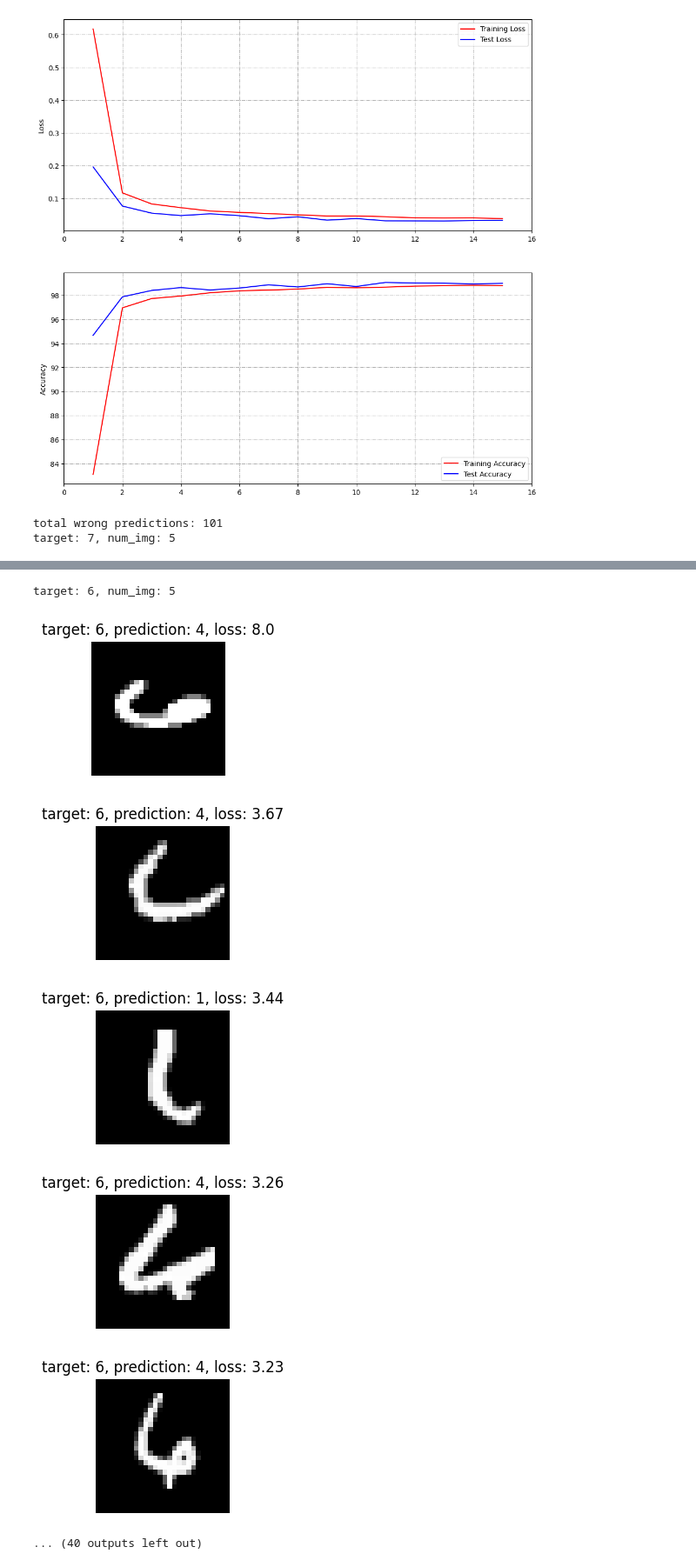
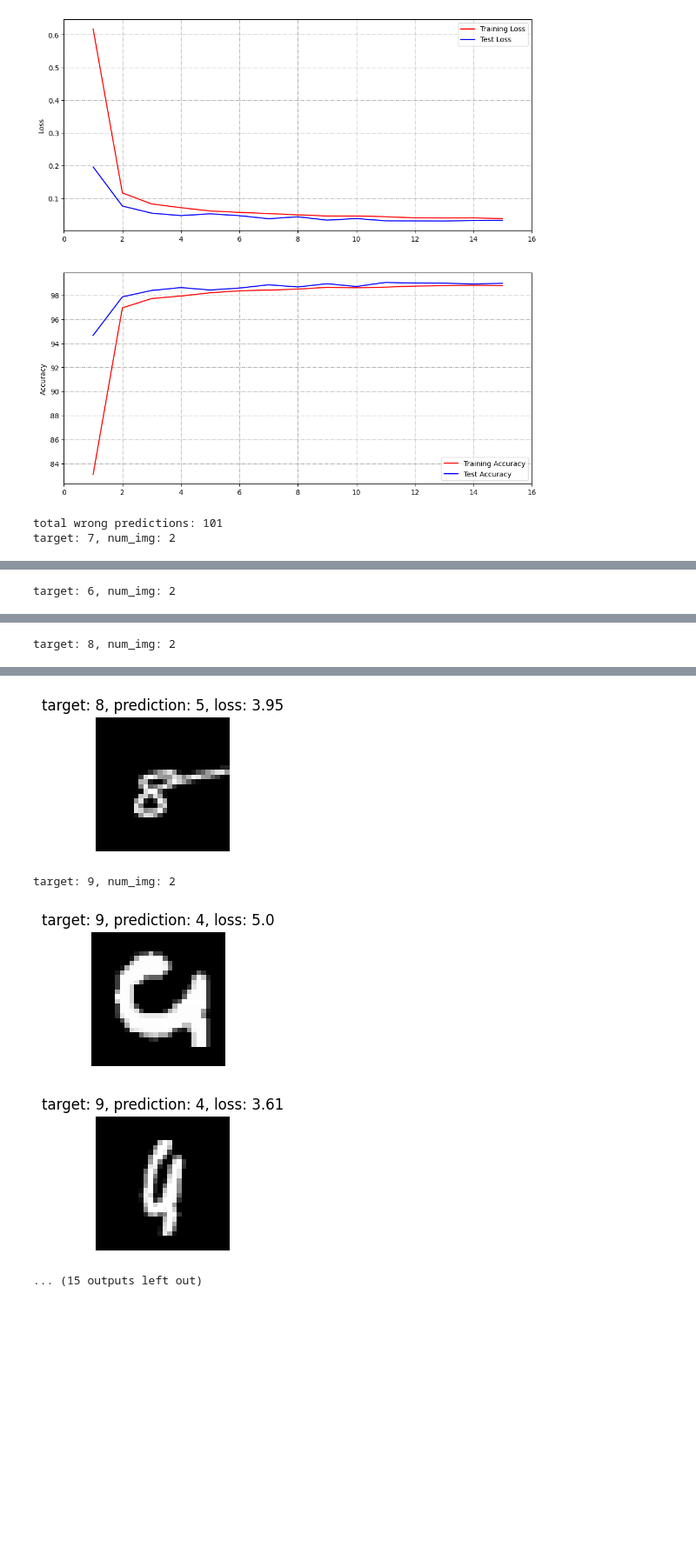
Before and after one commit to sayanbanerjee32/TSAI_ERAv2_S7, a Jupyter notebook: step2/S7_step2_SayanBanerjee.ipynb, the cells around one changed output, grey strips where cells are left out. Shown at 87% size. Cells and saved outputs as stored; diff of their text form; code cells hidden in the pictures; blank space fills up the shorter version.

```diff
--- a/step2/S7_step2_SayanBanerjee.ipynb
+++ b/step2/S7_step2_SayanBanerjee.ipynb
@@ -204,9 +204,10 @@ plot_accuracy_losses(train_losses, train_acc, test_losses, test_acc, num_epochs)
 # %% [output]
 [figure]
 # %%
-incr_groups_df = plot_top_loss(model, device, test_loader, criterion, max_item = 5)
+incr_groups_df = plot_top_loss(model, device, test_loader, criterion, max_item = 2)
 # %% [output]
 total wrong predictions: 101
-target: 7, num_img: 5
+target: 7, num_img: 2
 [figure]
 [figure]
+target: 6, num_img: 2
@@ -214,0 +216 @@ target: 7, num_img: 5
+target: 8, num_img: 2
@@ -216,10 +218,8 @@ target: 7, num_img: 5
-target: 6, num_img: 5
-[figure, old version]
+[figure, new version]
+target: 9, num_img: 2
-[figure, old version]
+[figure, new version]
-[figure, old version]
+[figure, new version]
-[figure, removed]
-[figure, removed]
-... (40 outputs left out)
+... (15 outputs left out)
 # %%
 incr_groups_df.loc[incr_groups_df.image > 1]
 # %% [output]
```
Also changed, not shown: parts of 2 cells of this notebook.
